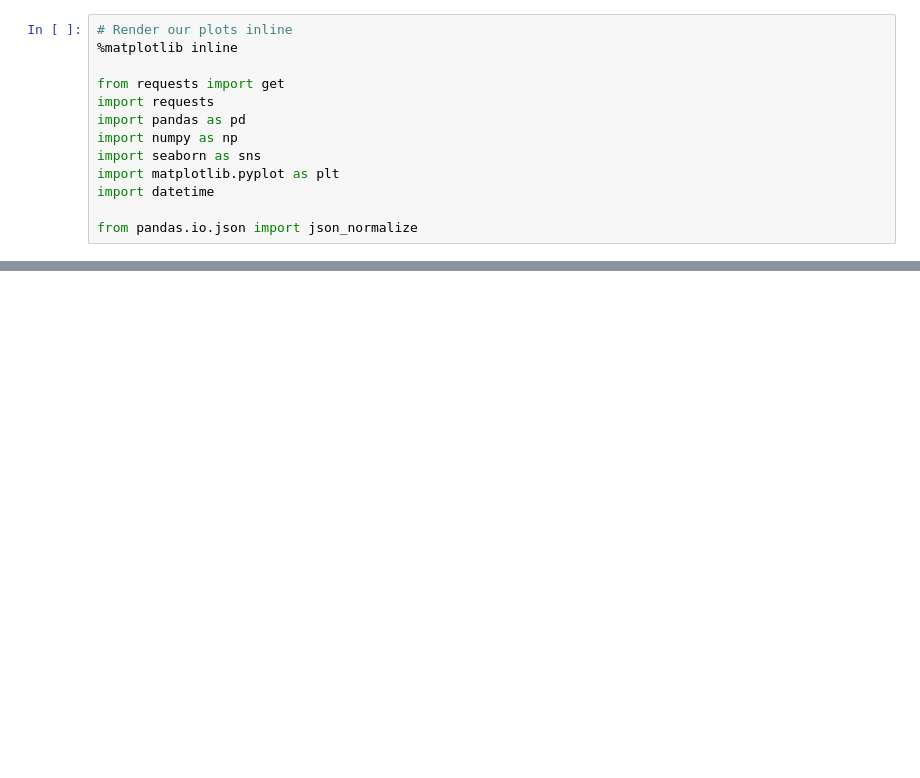
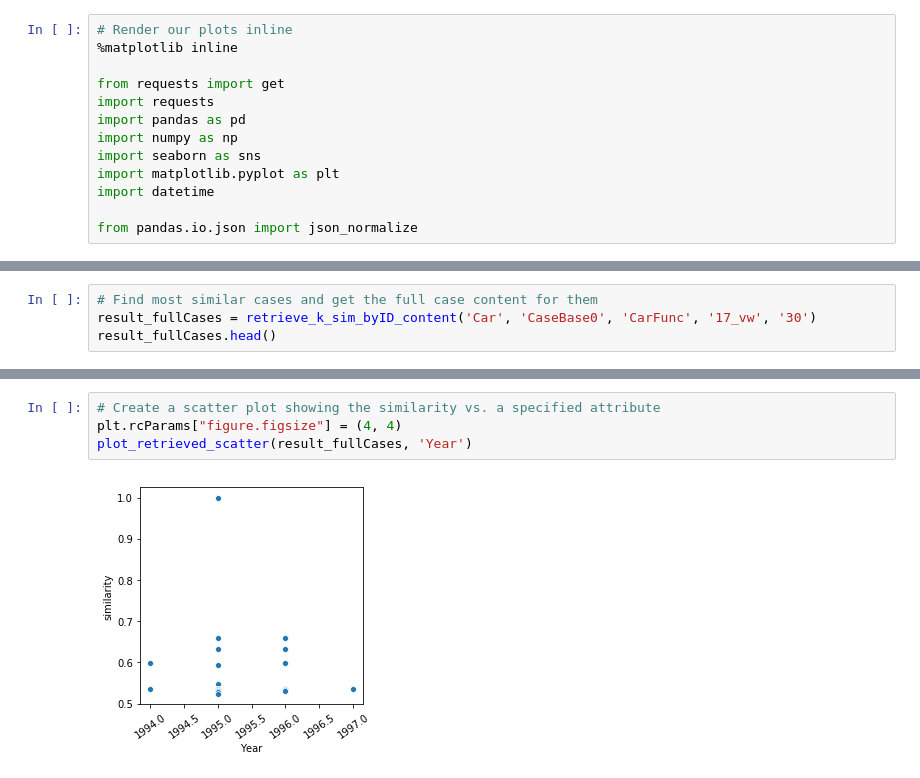
Before and after one commit to ntnu-ai-lab/mycbr-sample-python, a Jupyter notebook: QueryMyCBR.ipynb, the cells around one changed output, grey strips where cells are left out. Drawn from its saved outputs; the diff is of its cells as text; blank space fills up the shorter version.

```diff
--- a/QueryMyCBR.ipynb
+++ b/QueryMyCBR.ipynb
@@ -72,0 +178,4 @@ retrieve_k_sim('Car', 'CaseBase0', '441_audi', '5')
+# %%
+# Find most similar cases and get the full case content for them
+result_fullCases = retrieve_k_sim_byID_content('Car', 'CaseBase0', 'CarFunc', '17_vw', '30')
+result_fullCases.head()
@@ -72,0 +189,6 @@ retrieve_k_sim('Car', 'CaseBase0', '441_audi', '5')
+# %%
+# Create a scatter plot showing the similarity vs. a specified attribute
+plt.rcParams["figure.figsize"] = (4, 4)
+plot_retrieved_scatter(result_fullCases, 'Year')
+# %% [output]
+[figure, added]
```
Also changed, not shown: parts of 31 cells of this notebook.
